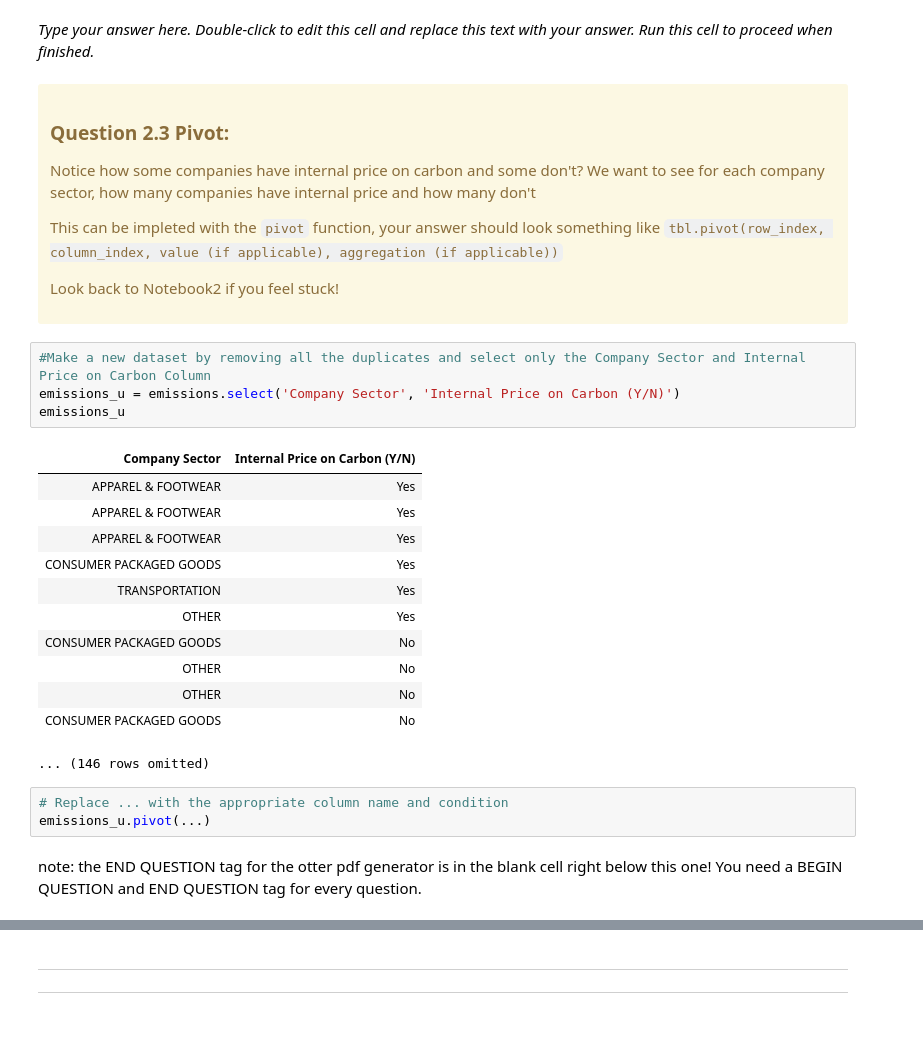
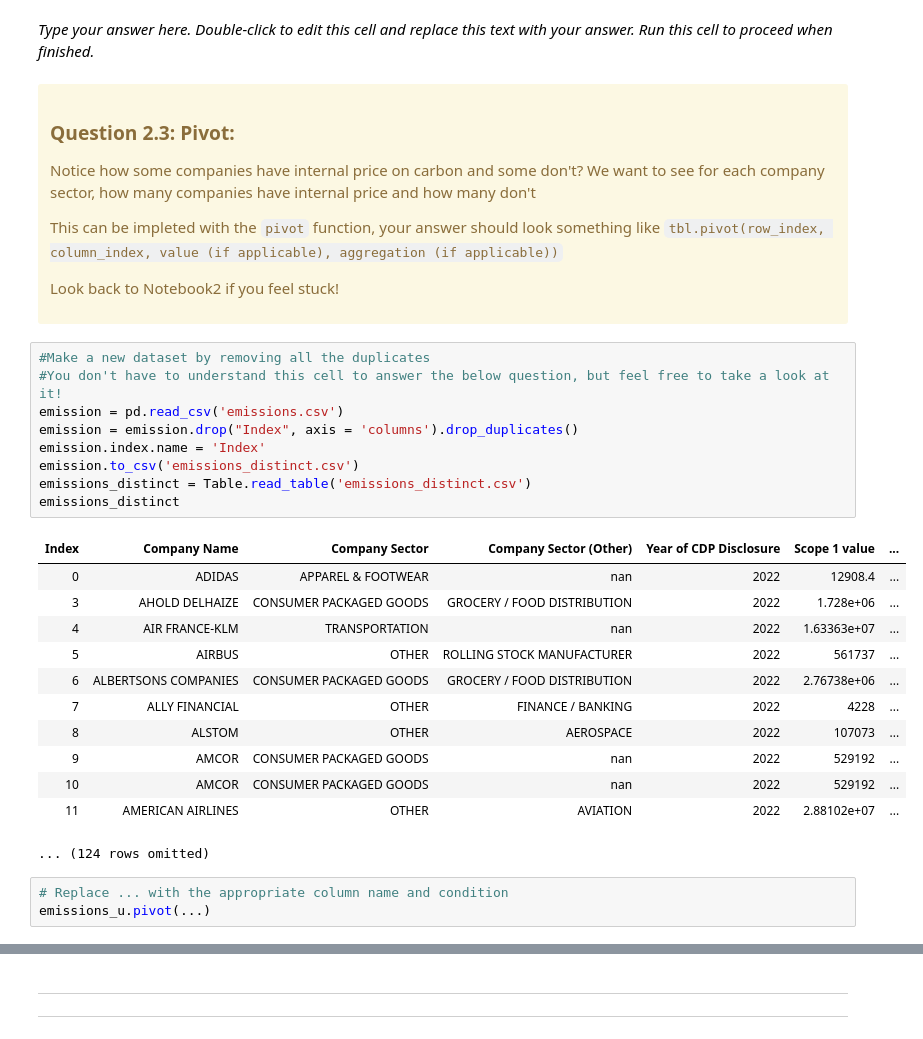
Before and after one commit to ds-modules/ESPM-136, a Jupyter notebook: nb3-assignment/nb3-assignment-Fiona.ipynb, the cells around one changed output, grey strips where cells are left out. Drawn from its saved outputs; the diff is of its cells as text.

```diff
--- a/nb3-assignment/nb3-assignment-Fiona.ipynb
+++ b/nb3-assignment/nb3-assignment-Fiona.ipynb
@@ -280,35 +281,38 @@ emissions.group(...)
 <!-- BEGIN QUESTION -->
 <div class="alert alert-warning">
 
-### Question 2.3 Pivot:
+### Question 2.3: Pivot:
 Notice how some companies have internal price on carbon and some don't? We want to see for each company sector, how many companies have internal price and how many don't
 
 This can be impleted with the `pivot` function, your answer should look something like `tbl.pivot(row_index, column_index, value (if applicable), aggregation (if applicable))`
 
 Look back to Notebook2 if you feel stuck!
 </div>
-# %%
-#Make a new dataset by removing all the duplicates and select only the Company Sector and Internal Price on Carbon Column
-emissions_u = emissions.select('Company Sector', 'Internal Price on Carbon (Y/N)')
-emissions_u
-# %% [output]
-| Company Sector | Internal Price on Carbon (Y/N) |
-| APPAREL & FOOTWEAR | Yes |
-| APPAREL & FOOTWEAR | Yes |
-| APPAREL & FOOTWEAR | Yes |
-| CONSUMER PACKAGED GOODS | Yes |
-| TRANSPORTATION | Yes |
-| OTHER | Yes |
-| CONSUMER PACKAGED GOODS | No |
-| OTHER | No |
-| OTHER | No |
-| CONSUMER PACKAGED GOODS | No |
-... (146 rows omitted)
+# %%
+#Make a new dataset by removing all the duplicates
+#You don't have to understand this cell to answer the below question, but feel free to take a look at it!
+emission = pd.read_csv('emissions.csv')
+emission = emission.drop("Index", axis = 'columns').drop_duplicates()
+emission.index.name = 'Index'
+emission.to_csv('emissions_distinct.csv')
+emissions_distinct = Table.read_table('emissions_distinct.csv')
+emissions_distinct
+# %% [output]
+| Index | Company Name | Company Sector | Company Sector (Other) | Year of CDP Disclosure | Scope 1 value | ... |
+| 0 | ADIDAS | APPAREL & FOOTWEAR | nan | 2022 | 12908.4 | ... |
+| 3 | AHOLD DELHAIZE | CONSUMER PACKAGED GOODS | GROCERY / FOOD DISTRIBUTION | 2022 | 1.728e+06 | ... |
+| 4 | AIR FRANCE-KLM | TRANSPORTATION | nan | 2022 | 1.63363e+07 | ... |
+| 5 | AIRBUS | OTHER | ROLLING STOCK MANUFACTURER | 2022 | 561737 | ... |
+| 6 | ALBERTSONS COMPANIES | CONSUMER PACKAGED GOODS | GROCERY / FOOD DISTRIBUTION | 2022 | 2.76738e+06 | ... |
+| 7 | ALLY FINANCIAL | OTHER | FINANCE / BANKING | 2022 | 4228 | ... |
+| 8 | ALSTOM | OTHER | AEROSPACE | 2022 | 107073 | ... |
+| 9 | AMCOR | CONSUMER PACKAGED GOODS | nan | 2022 | 529192 | ... |
+| 10 | AMCOR | CONSUMER PACKAGED GOODS | nan | 2022 | 529192 | ... |
+| 11 | AMERICAN AIRLINES | OTHER | AVIATION | 2022 | 2.88102e+07 | ... |
+... (124 rows omitted)
 # %%
 # Replace ... with the appropriate column name and condition
 emissions_u.pivot(...)
-# %% [markdown]
-note: the END QUESTION tag for the otter pdf generator is in the blank cell right below this one! You need a BEGIN QUESTION and END QUESTION tag for every question.
 # %% [markdown]
 <!-- END QUESTION -->
 # %% [markdown]
```
Also changed, not shown: parts of 1 cell of this notebook, 2 other files.
